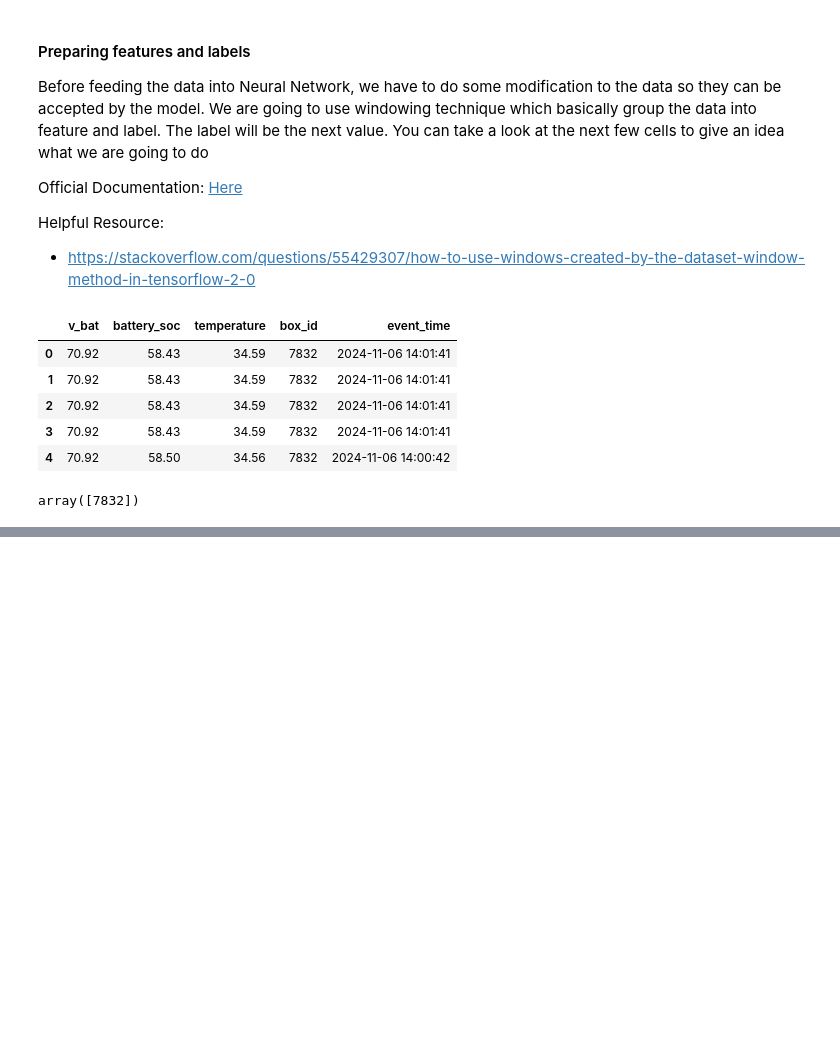
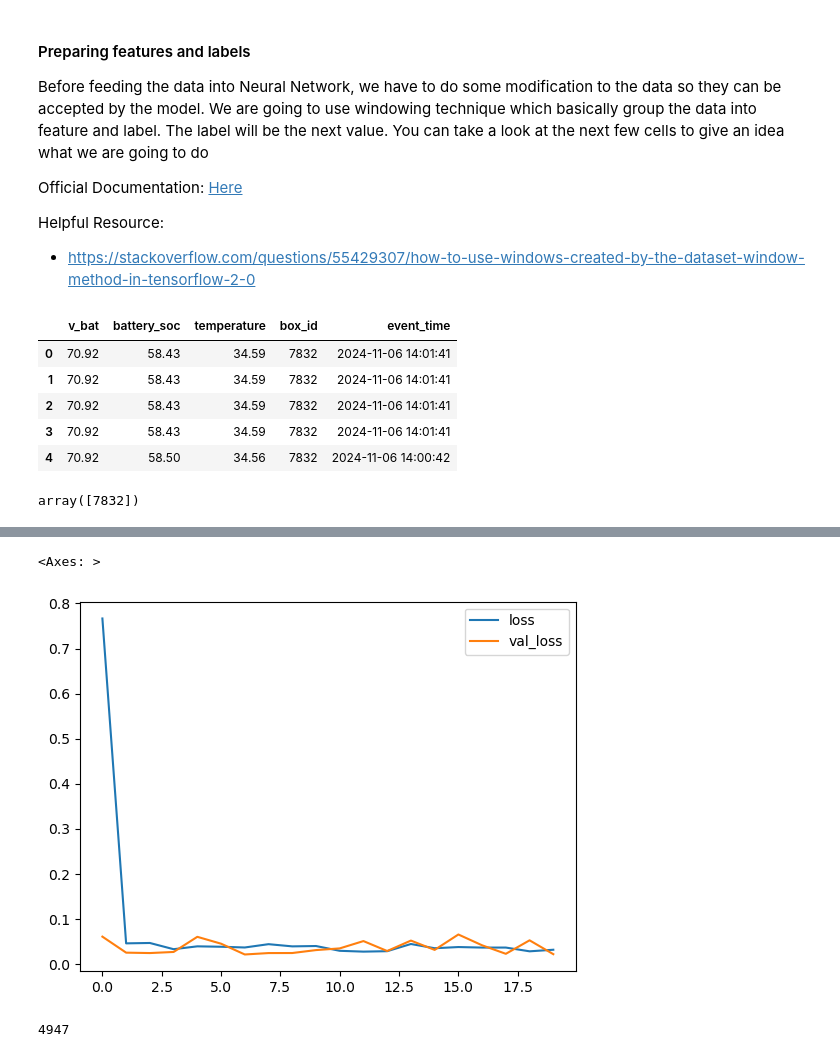
Before and after one commit to aenodehi/Time_Series_Track, a Jupyter notebook: TimeSeriesTrack_DNN.ipynb, the cells around one changed output, grey strips where cells are left out. Drawn from its saved outputs; the diff is of its cells as text; code cells hidden in the pictures; blank space fills up the shorter version.

```diff
--- a/TimeSeriesTrack_DNN.ipynb
+++ b/TimeSeriesTrack_DNN.ipynb
@@ -29,0 +122,26 @@ array([7832])
+# %%
+def windowing(data, window_size, shuffle_buffer, batch_size):
+    dataset = tf.expand_dims(data, axis=-1)
+    dataset = tf.data.Dataset.from_tensor_slices(dataset)
+    dataset = dataset.window(window_size+1, shift=1, drop_remainder=True) # window size = 24 + 1 (test)
+    dataset = dataset.flat_map(lambda window: window.batch(window_size+1))
+    dataset = dataset.map(lambda window: (window[:-1], window[-1])) # (train, test)
+    dataset = dataset.shuffle(shuffle_buffer)
+    dataset = dataset.batch(batch_size).prefetch(1)
+
+    return dataset
+# %%
+train = windowing(vol_train['vol'], 24, 72, 32)
+test = windowing(vol_test['vol'], 24, 72, 32)
+# %%
+dnn_model = tf.keras.models.Sequential([
+    tf.keras.layers.Conv1D(filters=16, kernel_size=3,
+                      strides=1, padding="causal",
+                      activation="relu",
+                      input_shape=[24,1]),
+    tf.keras.layers.Bidirectional(tf.keras.layers.LSTM(16, activation='relu')),
+    tf.keras.layers.Dense(16),
+    tf.keras.layers.Dense(1)
+])
+
+dnn_model.summary()
@@ -29,0 +167,3 @@ array([7832])
+# %%
+dnn_model.compile(loss='mae', optimizer=tf.keras.optimizers.Adam(learning_rate=0.001))
+dnn_model.fit(train, validation_data=test, epochs=20)
@@ -29,0 +189,6 @@ array([7832])
+# %%
+metric = pd.DataFrame(dnn_model.history.history)
+metric.plot()
+# %% [output]
+<Axes: >
+[figure, added]
@@ -29,0 +198,5 @@ array([7832])
+# %%
+train_length = len(vol_train)
+train_length
+# %% [output]
+4947
```
Also changed, not shown: parts of 22 cells of this notebook.
